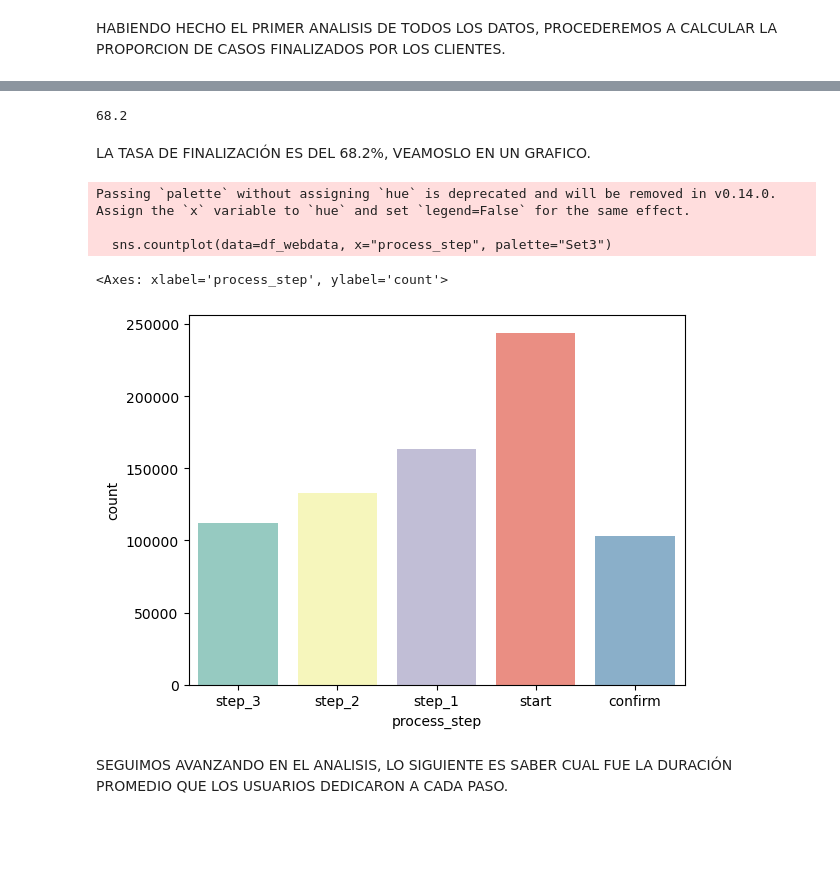
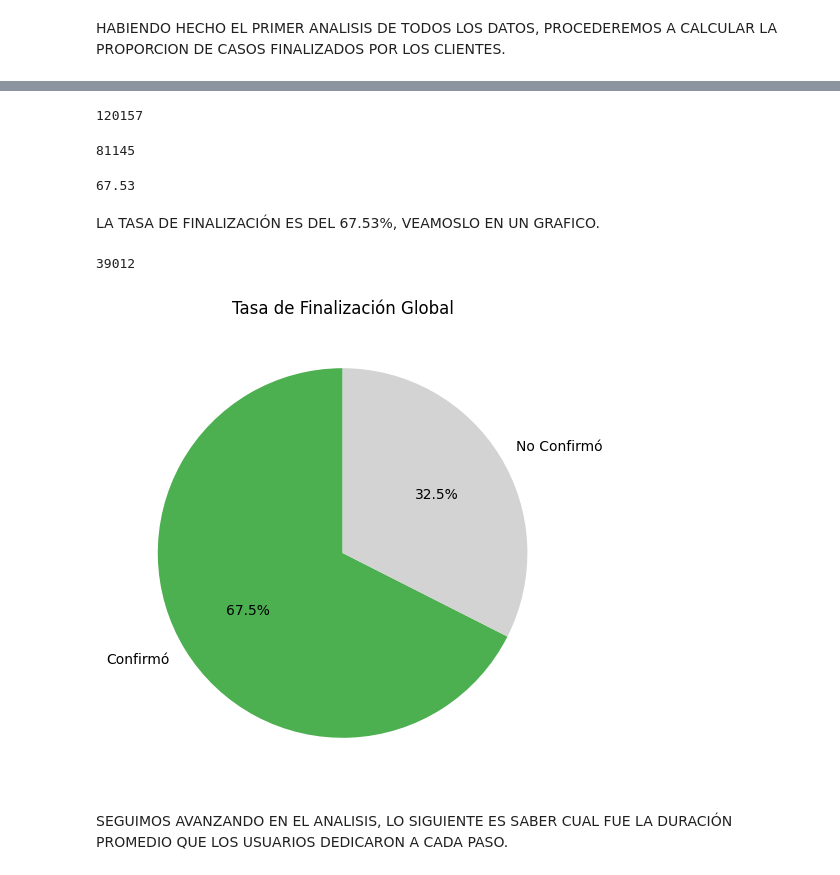
Before and after one commit to bperezlovisolo/Proyecto_4, a Jupyter notebook: notebooks/eda_web.ipynb, the cells around one changed output, grey strips where cells are left out. Cells and saved outputs as stored; diff of their text form; code cells hidden in the pictures; blank space fills up the shorter version.

Commit message:
correcion tasa finalizacion

```diff
--- a/notebooks/eda_web.ipynb
+++ b/notebooks/eda_web.ipynb
@@ -141,18 +133,38 @@ LUEGO FILTRAMOS POR AQUELLOS QUE LLEGARON AL "CONFIRM"
+# %%
+client_total = df_webdata["client_id"].nunique()
+client_total
+# %% [output]
+120157
+# %%
+client_confirm = df_webdata[df_webdata["process_step"] == "confirm"]["client_id"].nunique()
+client_confirm
+# %% [output]
+81145
 # %%
 tasa_confirm = round(((client_confirm/client_total)*100), 2)
 tasa_confirm
 # %% [output]
-68.2
+67.53
 # %% [markdown]
-LA TASA DE FINALIZACIÓN ES DEL 68.2%, VEAMOSLO EN UN GRAFICO.
+LA TASA DE FINALIZACIÓN ES DEL 67.53%, VEAMOSLO EN UN GRAFICO.
+# %%
+users_no_confirm = client_total - client_confirm
+users_no_confirm
+# %% [output]
+39012
 # %%
-sns.countplot(data=df_webdata, x="process_step", palette="Set3")
+labels = ["Confirmó", "No Confirmó"]
+sizes = [client_confirm, users_no_confirm]
+colors = ["#4CAF50", "#D3D3D3"]
+
+plt.figure(figsize=(6,6))
+
+plt.pie(sizes, labels=labels, autopct='%1.1f%%', startangle=90, colors=colors)
+
+plt.title("Tasa de Finalización Global")
+plt.show()
 # %% [output]
-Passing `palette` without assigning `hue` is deprecated and will be removed in v0.14.0. Assign the `x` variable to `hue` and set `legend=False` for the same effect.
-
-  sns.countplot(data=df_webdata, x="process_step", palette="Set3")
-<Axes: xlabel='process_step', ylabel='count'>
-[figure, old version]
+[figure, new version]
 # %% [markdown]
 SEGUIMOS AVANZANDO EN EL ANALISIS, LO SIGUIENTE ES SABER CUAL FUE LA DURACIÓN PROMEDIO QUE LOS USUARIOS DEDICARON A CADA PASO.
 # %% [markdown]
```
Also changed, not shown: parts of 4 cells of this notebook, 1 other file.
